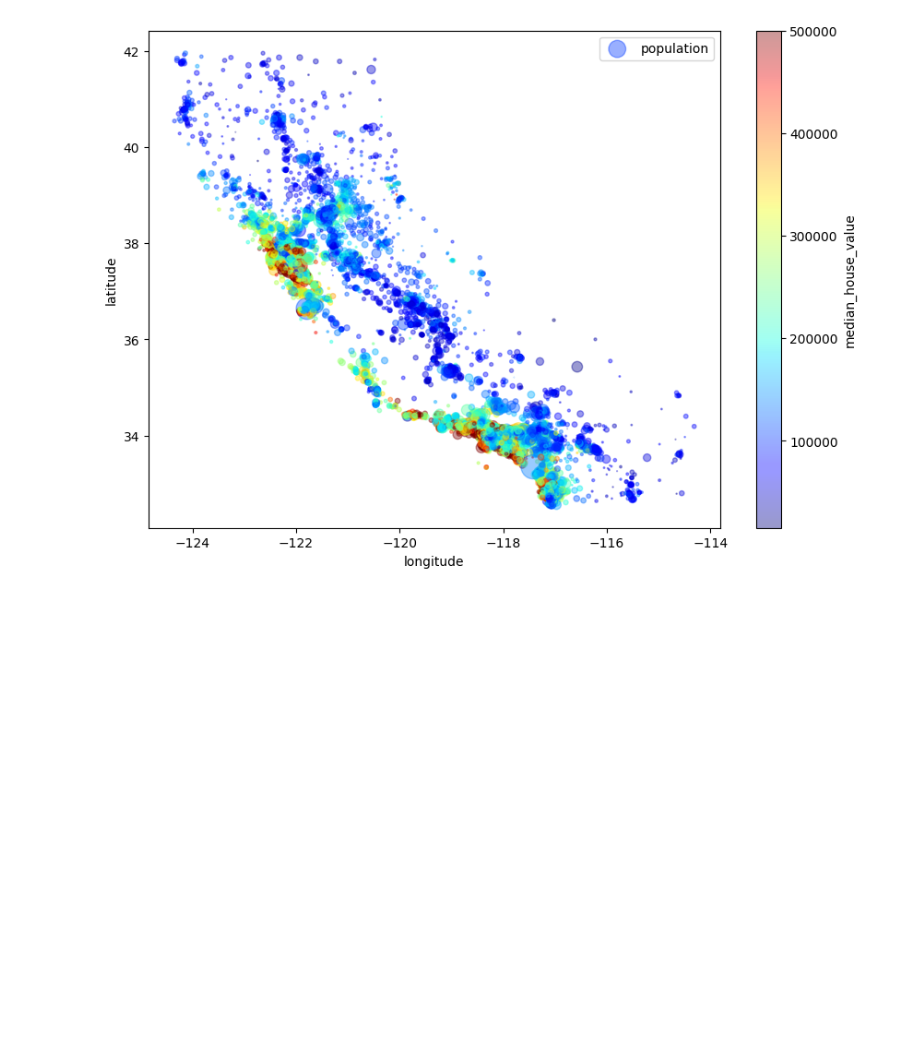
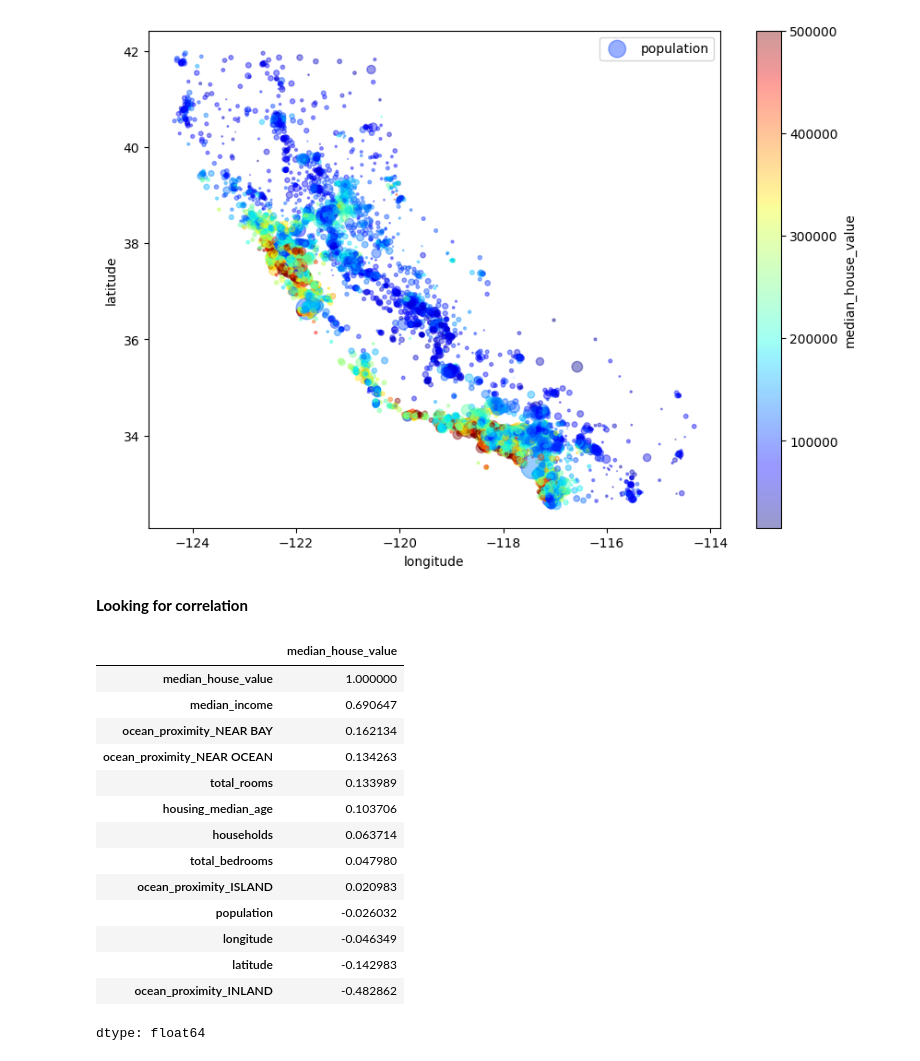
Before and after one commit to Harin22/hands-on-ml-with-scikit-code-and-implementation, a Jupyter notebook: ML_Book_Practice.ipynb, the cells around one changed output. Drawn from its saved outputs; the diff is of its cells as text; code cells hidden in the pictures; blank space fills up the shorter version.

```diff
--- a/ML_Book_Practice.ipynb
+++ b/ML_Book_Practice.ipynb
@@ -180,3 +180,29 @@ plt.legend() #visualization for indepth analysis
 # %% [output]
 <matplotlib.legend.Legend at 0x...>
 [figure]
+# %% [markdown]
+**Looking for correlation**
+# %%
+
+corr_matrix = housing_encoded.corr()
+corr_sorted = corr_matrix["median_house_value"].sort_values(ascending=False)
+display(corr_sorted) #
+
+#corr_sorted1 = corr_matrix["median_income"].sort_values(ascending=False)
+#display(corr_sorted1)
+# %% [output]
+|  | median_house_value |
+| median_house_value | 1.000000 |
+| median_income | 0.690647 |
+| ocean_proximity_NEAR BAY | 0.162134 |
+| ocean_proximity_NEAR OCEAN | 0.134263 |
+| total_rooms | 0.133989 |
+| housing_median_age | 0.103706 |
+| households | 0.063714 |
+| total_bedrooms | 0.047980 |
+| ocean_proximity_ISLAND | 0.020983 |
+| population | -0.026032 |
+| longitude | -0.046349 |
+| latitude | -0.142983 |
+| ocean_proximity_INLAND | -0.482862 |
+dtype: float64
```
Also changed, not shown: parts of 3 cells of this notebook.
